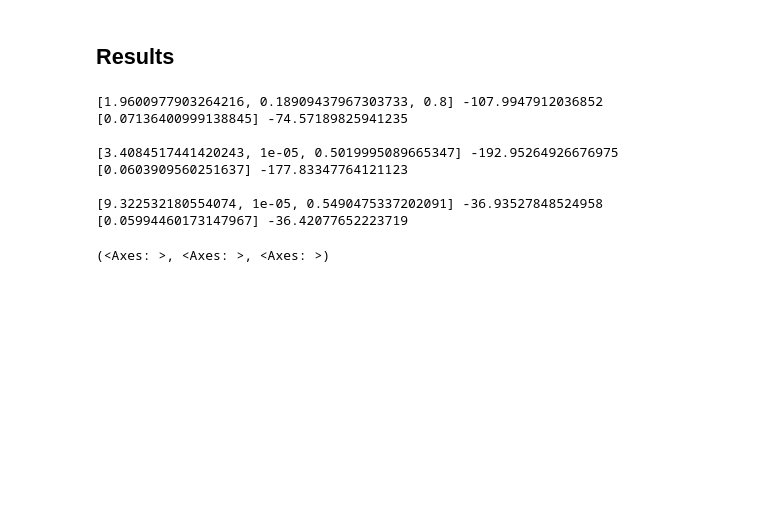
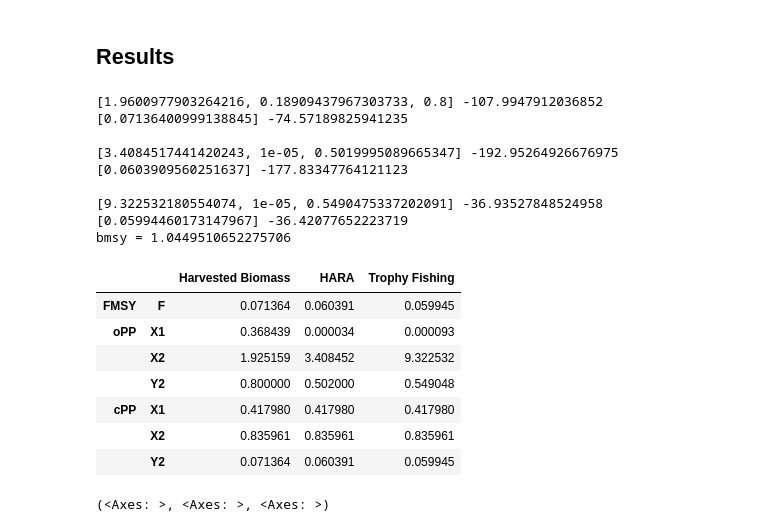
Before and after one commit to petebachant/rl4fisheries, a Jupyter notebook: notebooks/for_generating_results/1_fp_skopt.ipynb, the cells around one changed output. Drawn from its saved outputs; the diff is of its cells as text; code cells hidden in the pictures; blank space fills up the shorter version.

```diff
--- a/notebooks/for_results/1_fp_skopt.ipynb
+++ b/notebooks/for_generating_results/1_fp_skopt.ipynb
@@ -27,21 +30,81 @@ msy_UM3 = load(msy_UM3_file)
 # %%
 print(cr_UM1.x, cr_UM1.fun)
 print(msy_UM1.x, msy_UM1.fun)
 print(" ")
 print(cr_UM2.x, cr_UM2.fun)
 print(msy_UM2.x, msy_UM2.fun)
 print(" ")
 print(cr_UM3.x, cr_UM3.fun)
 print(msy_UM3.x, msy_UM3.fun)
+
+def from_radius_theta(radius, theta, y2):
+    x1 = radius * np.sin(theta)
+    x2 = radius * np.cos(theta)
+    return [x1, x2, y2]
+
+um1_cr_pars = from_radius_theta(*cr_UM1.x)
+um2_cr_pars = from_radius_theta(*cr_UM2.x)
+um3_cr_pars = from_radius_theta(*cr_UM3.x)
+
+index = pd.MultiIndex.from_tuples([
+    ('FMSY', 'F'),
+    ('oPP', 'X1'),
+    ('oPP', 'X2'),
+    ('oPP', 'Y2'),
+    ('cPP', 'X1'),
+    ('cPP', 'X2'),
+    ('cPP', 'Y2'),
+])
+
+avg_opt_surplus = - msy_UM1.fun / 1000 # ep len
+BMSY = avg_opt_surplus / msy_UM1.x[0]
+
+print(f"bmsy = {BMSY}")
+
+um1_cPP_params = [0.4 * BMSY, 0.8 * BMSY, msy_UM1.x[0]]
+um2_cPP_params = [0.4 * BMSY, 0.8 * BMSY, msy_UM2.x[0]]
+um3_cPP_params = [0.4 * BMSY, 0.8 * BMSY, msy_UM3.x[0]]
+
+pars_df = pd.DataFrame(
+    index = index,
+    data = {
+        "Harvested Biomass": [
+            msy_UM1.x[0],
+            *um1_cr_pars,
+            *um1_cPP_params,
+        ],
+        "HARA": [
+            msy_UM2.x[0],
+            *um2_cr_pars,
+            *um2_cPP_params,
+        ],
+        "Trophy Fishing": [
+            msy_UM3.x[0],
+            *um3_cr_pars,
+            *um3_cPP_params,
+        ],
+    }
+)
+pars_df.to_csv('csv/opt-params.csv')
+pars_df
 # %% [output]
 [1.9600977903264216, 0.18909437967303733, 0.8] -107.9947912036852
 [0.07136400999138845] -74.57189825941235
 
 [3.4084517441420243, 1e-05, 0.5019995089665347] -192.95264926676975
 [0.0603909560251637] -177.83347764121123
 
 [9.322532180554074, 1e-05, 0.5490475337202091] -36.93527848524958
 [0.05994460173147967] -36.42077652223719
+bmsy = 1.0449510652275706
+|  |  | Harvested Biomass | HARA | Trophy Fishing |
+| FMSY | F | 0.071364 | 0.060391 | 0.059945 |
+| oPP | X1 | 0.368439 | 0.000034 | 0.000093 |
+|  | X2 | 1.925159 | 3.408452 | 9.322532 |
+|  | Y2 | 0.800000 | 0.502000 | 0.549048 |
+| cPP | X1 | 0.417980 | 0.417980 | 0.417980 |
+|  | X2 | 0.835961 | 0.835961 | 0.835961 |
+|  | Y2 | 0.071364 | 0.060391 | 0.059945 |
 # %%
 (
     plot_objective(cr_UM1, size = 4),
```
Also changed, not shown: parts of 1 cell of this notebook, 41 other files.
